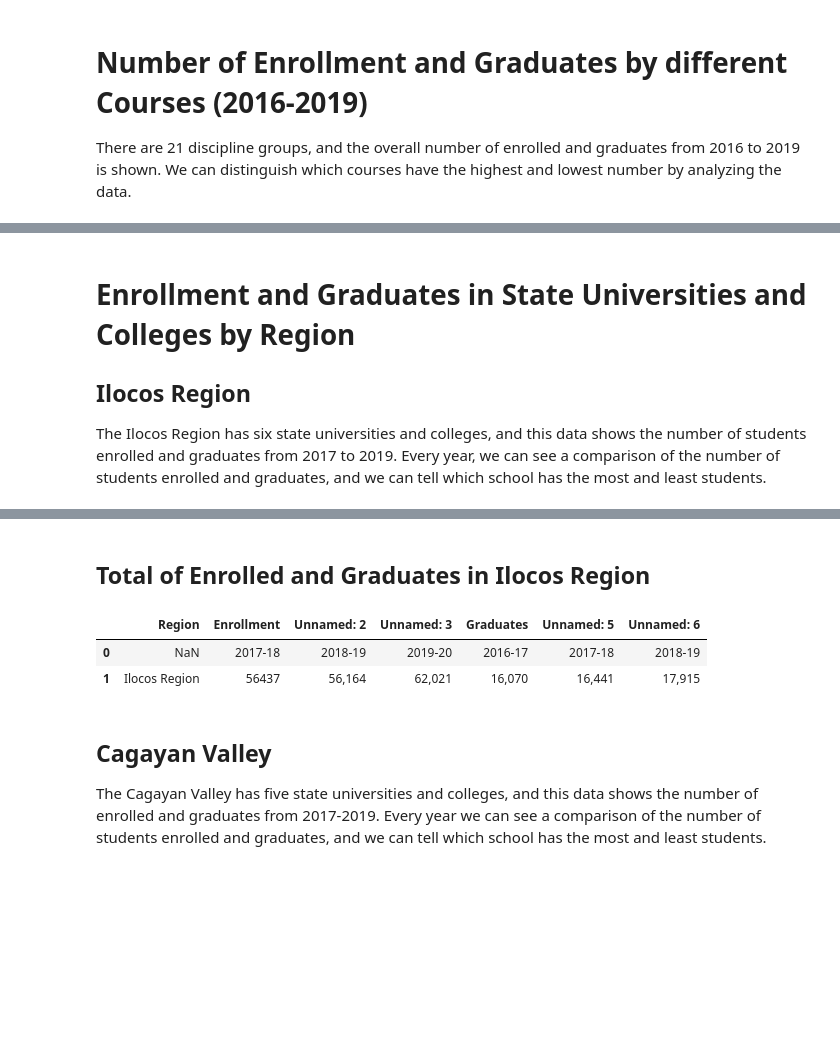
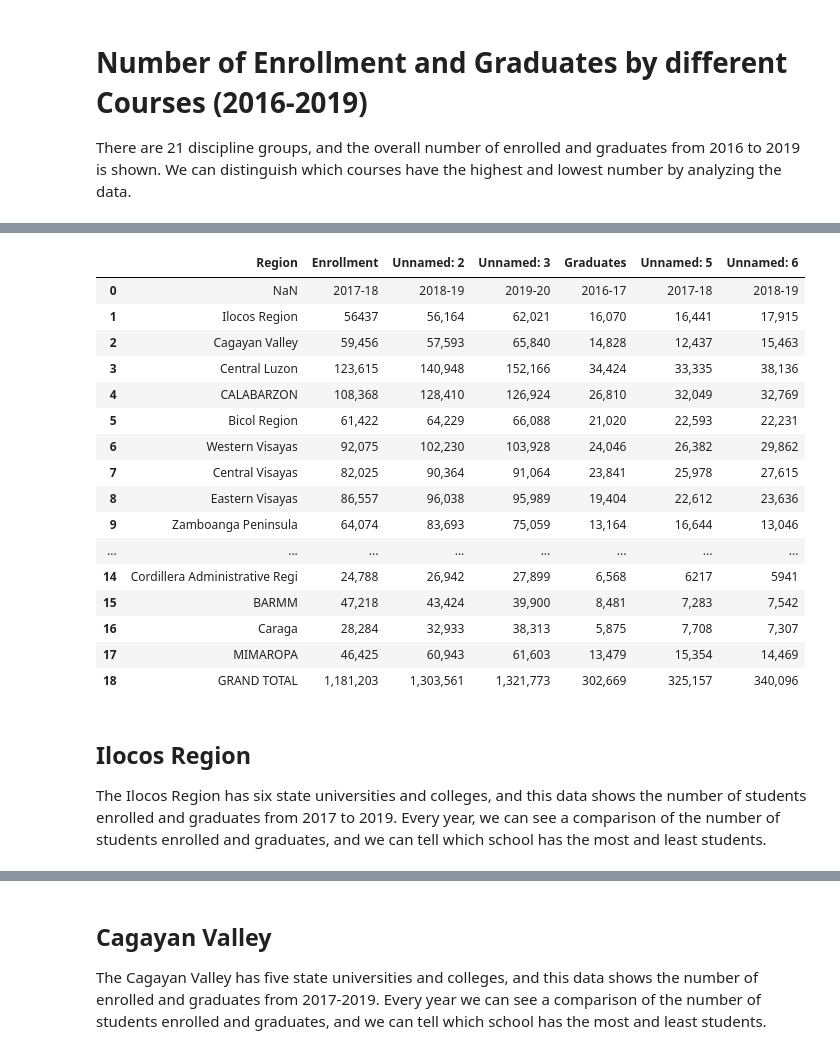
Before and after one commit to GlennBSIT3205/IT-BA-3205_Coalesce, a Jupyter notebook: Education in the Philippines Visualization.ipynb, the cells around one changed output, grey strips where cells are left out. Saved outputs shown, nothing was run; the diff lists cells and outputs as text; code cells hidden in the pictures; blank space fills up the shorter version.

```diff
--- a/Education in the Philippines Visualization.ipynb
+++ b/Education in the Philippines Visualization.ipynb
@@ -33,6 +37,26 @@ display(df)
+# %%
+url = 'https://raw.githubusercontent.com/GlennBSIT3205/IT-BA-3205_Coalesce/main/Data%20Sets/Total%20Per%20Region%20-%20Sheet1.csv'
+df = pd.read_csv(url)
+display(df.iloc[0:19])
+# %% [output]
+|  | Region | Enrollment | Unnamed: 2 | Unnamed: 3 | Graduates | Unnamed: 5 | Unnamed: 6 |
+| 0 | NaN | 2017-18 | 2018-19 | 2019-20 | 2016-17 | 2017-18 | 2018-19 |
+| 1 | Ilocos Region | 56437 | 56,164 | 62,021 | 16,070 | 16,441 | 17,915 |
+| 2 | Cagayan Valley | 59,456 | 57,593 | 65,840 | 14,828 | 12,437 | 15,463 |
+| 3 | Central Luzon | 123,615 | 140,948 | 152,166 | 34,424 | 33,335 | 38,136 |
+| 4 | CALABARZON | 108,368 | 128,410 | 126,924 | 26,810 | 32,049 | 32,769 |
+| 5 | Bicol Region | 61,422 | 64,229 | 66,088 | 21,020 | 22,593 | 22,231 |
+| 6 | Western Visayas | 92,075 | 102,230 | 103,928 | 24,046 | 26,382 | 29,862 |
+| 7 | Central Visayas | 82,025 | 90,364 | 91,064 | 23,841 | 25,978 | 27,615 |
+| 8 | Eastern Visayas | 86,557 | 96,038 | 95,989 | 19,404 | 22,612 | 23,636 |
+| 9 | Zamboanga Peninsula | 64,074 | 83,693 | 75,059 | 13,164 | 16,644 | 13,046 |
+| ... | ... | ... | ... | ... | ... | ... | ... |
+| 14 | Cordillera Administrative Regi | 24,788 | 26,942 | 27,899 | 6,568 | 6217 | 5941 |
+| 15 | BARMM | 47,218 | 43,424 | 39,900 | 8,481 | 7,283 | 7,542 |
+| 16 | Caraga | 28,284 | 32,933 | 38,313 | 5,875 | 7,708 | 7,307 |
+| 17 | MIMAROPA | 46,425 | 60,943 | 61,603 | 13,479 | 15,354 | 14,469 |
+| 18 | GRAND TOTAL | 1,181,203 | 1,303,561 | 1,321,773 | 302,669 | 325,157 | 340,096 |
 # %% [markdown]
-# **Enrollment and Graduates in State Universities and Colleges by Region**
-
 ## **Ilocos Region**
   The Ilocos Region has six state universities and colleges, and this data shows the number of students enrolled and graduates from 2017 to 2019. Every year, we can see a comparison of the number of students enrolled and graduates, and we can tell which school has the most and least students.
 # %%
@@ -49,16 +73,6 @@ display(df.iloc[0:8])
 | 5 | NaN | North Luzon Philippines State Col... | NaN | 2,147 | 2,371 | 2,748 | 644 | ... |
 | 6 | NaN | Pangasinan State University | NaN | 18,495 | 20,355 | 20,584 | 4,503 | ... |
 | 7 | NaN | University of Northern Philippines | NaN | 9,446 | 7,037 | 7,038 | 3,105 | ... |
-# %% [markdown]
-## **Total of Enrolled and Graduates in Ilocos Region**
-# %%
-url = 'https://raw.githubusercontent.com/GlennBSIT3205/IT-BA-3205_Coalesce/main/Data%20Sets/Total%20Per%20Region%20-%20Sheet1.csv'
-df = pd.read_csv(url)
-display(df.iloc[0:2])
-# %% [output]
-|  | Region | Enrollment | Unnamed: 2 | Unnamed: 3 | Graduates | Unnamed: 5 | Unnamed: 6 |
-| 0 | NaN | 2017-18 | 2018-19 | 2019-20 | 2016-17 | 2017-18 | 2018-19 |
-| 1 | Ilocos Region | 56437 | 56,164 | 62,021 | 16,070 | 16,441 | 17,915 |
 # %% [markdown]
 ## **Cagayan Valley**
 The Cagayan Valley has five state universities and colleges, and this data shows the number of enrolled and graduates from 2017-2019. Every year we can see a comparison of the number of students enrolled and graduates, and we can tell which school has the most and least students.
```
Also changed, not shown: parts of 1 cell of this notebook.
